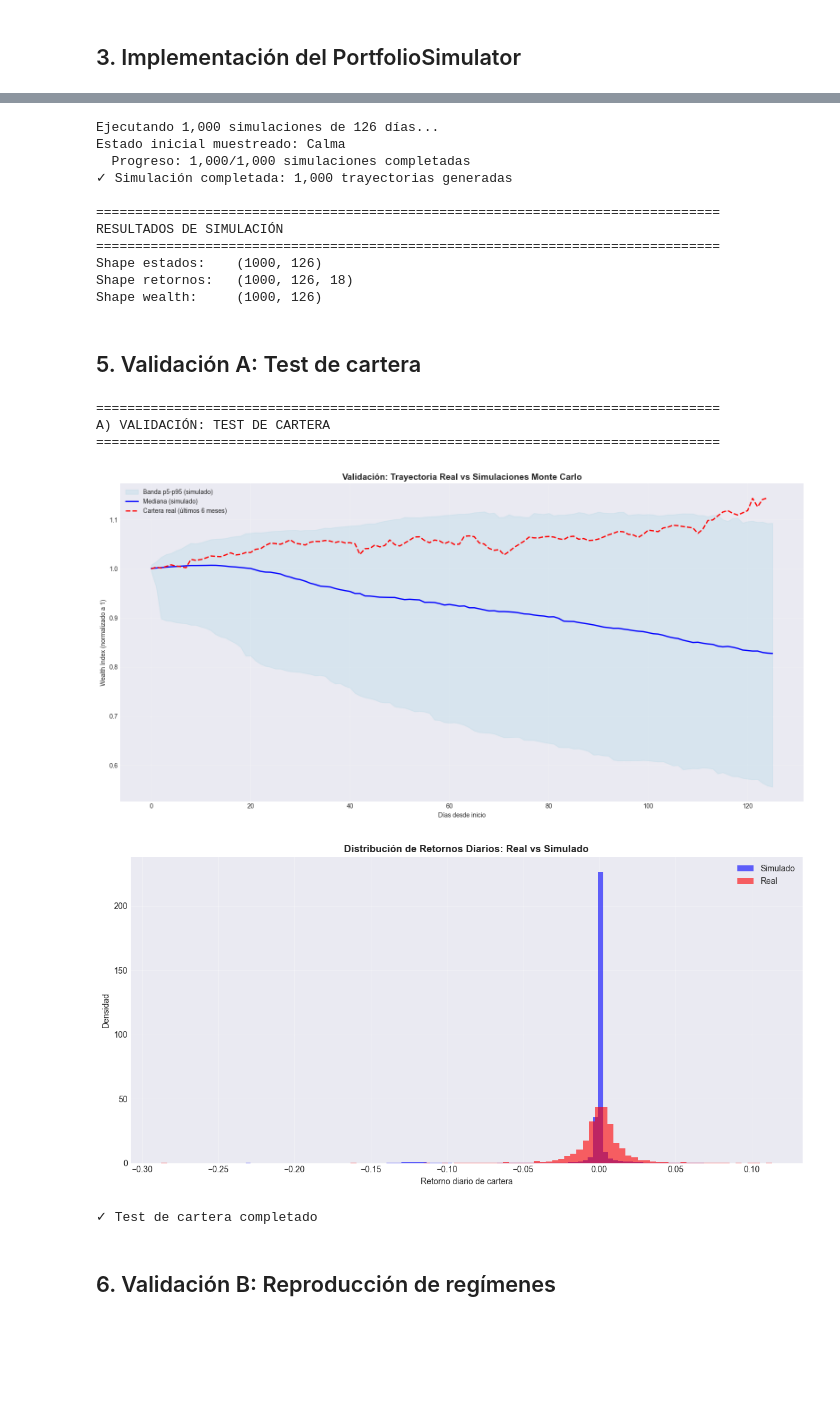
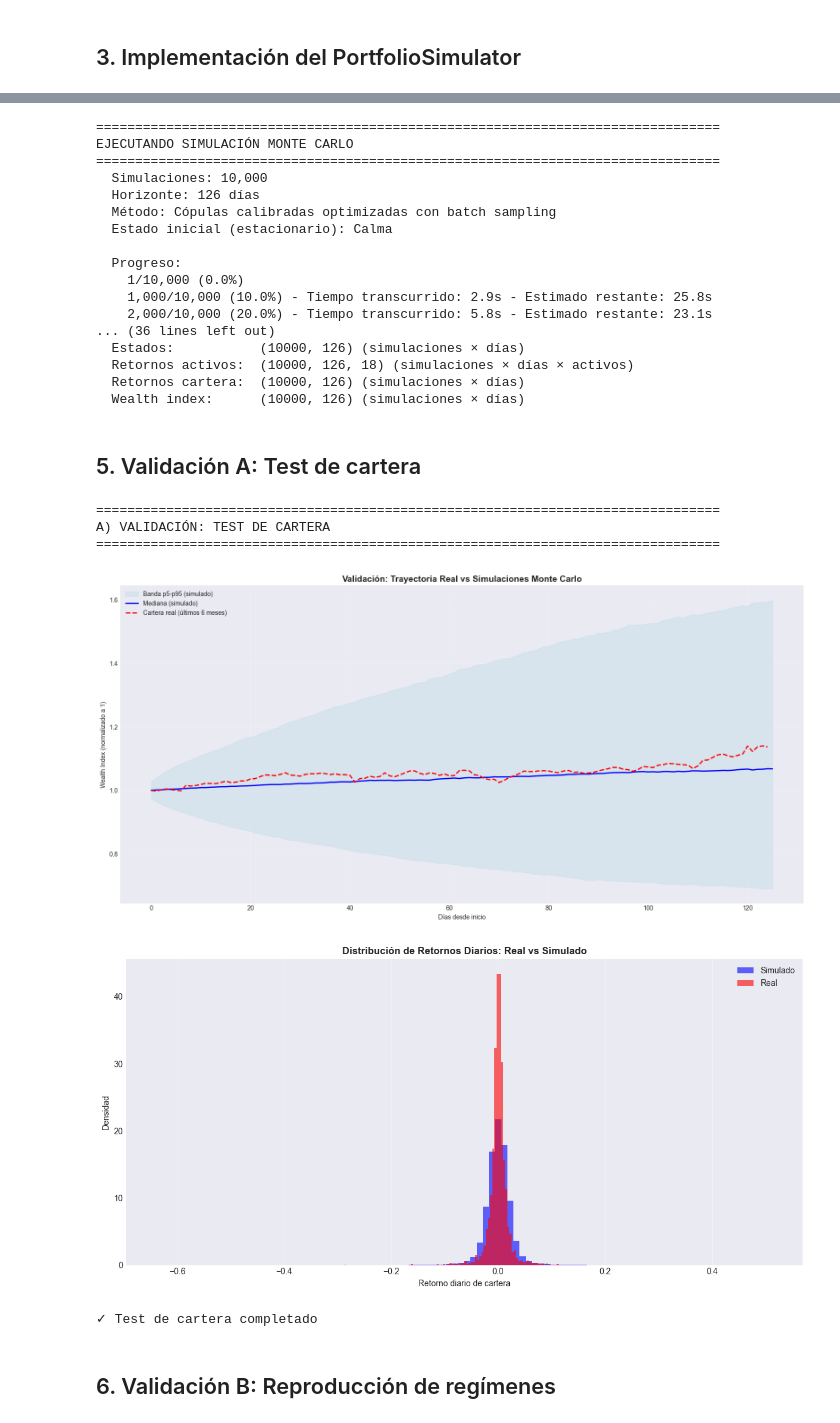
Before and after one commit to Romequinco/TAREA_GESTION_RIESGO, a Jupyter notebook: Tarea_riesgos.ipynb, the cells around one changed output, grey strips where cells are left out. Saved outputs shown, nothing was run; the diff lists cells and outputs as text; code cells hidden in the pictures; blank space fills up the shorter version.

Commit message:
avances fase 4

```diff
--- a/Tarea_riesgos.ipynb
+++ b/Tarea_riesgos.ipynb
@@ -3645,0 +3614,18 @@ Total de escenarios:     126,000 días simulados
+# %%
+print("\n" + "="*80)
+print("FASE 4 — MOTOR DE SIMULACIÓN MONTE CARLO")
+print("="*80)
+
+# Configuración de simulación
+N_SIMULATIONS = 10_000  # Número de trayectorias Monte Carlo
+HORIZON_DAYS = 126      # 6 meses = ~126 días hábiles (252/2)
+N_ASSETS = len(portfolio_tickers)
+
+# Semilla para reproducibilidad
+np.random.seed(42)
+
+print(f"\nConfiguración:")
+print(f"  Número de simulaciones:  {N_SIMULATIONS:,}")
+print(f"  Horizonte temporal:      {HORIZON_DAYS} días ({HORIZON_DAYS/252:.2f} años)")
+print(f"  Número de activos:       {N_ASSETS}")
+print(f"  Total de días simulados: {N_SIMULATIONS * HORIZON_DAYS:,}")
@@ -3906,29 +4172,37 @@ simulation_results = simulator.run_simulation(
     initial_state=None  # Muestrear de distribución estacionaria
 )
 
-# Extraer componentes
+# Extraer componentes para fácil acceso
 simulated_states = simulation_results['states']
 simulated_returns = simulation_results['returns']
+simulated_portfolio_returns = simulation_results['portfolio_returns']
 simulated_wealth = simulation_results['wealth']
 
 print("\n" + "="*80)
-print("RESULTADOS DE SIMULACIÓN")
+print("RESULTADOS DE SIMULACIÓN - RESUMEN")
 print("="*80)
-print(f"Shape estados:    {simulated_states.shape}")
-print(f"Shape retornos:   {simulated_returns.shape}")
-print(f"Shape wealth:     {simulated_wealth.shape}")
+print(f"  Estados:           {simulated_states.shape} (simulaciones × días)")
+print(f"  Retornos activos:  {simulated_returns.shape} (simulaciones × días × activos)")
+print(f"  Retornos cartera:  {simulated_portfolio_returns.shape} (simulaciones × días)")
+print(f"  Wealth index:      {simulated_wealth.shape} (simulaciones × días)")
 # %% [output]
-Ejecutando 1,000 simulaciones de 126 días...
-Estado inicial muestreado: Calma
-  Progreso: 1,000/1,000 simulaciones completadas
-✓ Simulación completada: 1,000 trayectorias generadas
+================================================================================
+EJECUTANDO SIMULACIÓN MONTE CARLO
+================================================================================
+  Simulaciones: 10,000
+  Horizonte: 126 días
+  Método: Cópulas calibradas optimizadas con batch sampling
+  Estado inicial (estacionario): Calma
 
-================================================================================
-RESULTADOS DE SIMULACIÓN
-================================================================================
-Shape estados:    (1000, 126)
-Shape retornos:   (1000, 126, 18)
-Shape wealth:     (1000, 126)
+  Progreso:
+    1/10,000 (0.0%)
+    1,000/10,000 (10.0%) - Tiempo transcurrido: 2.9s - Estimado restante: 25.8s
+    2,000/10,000 (20.0%) - Tiempo transcurrido: 5.8s - Estimado restante: 23.1s
+... (36 lines left out)
+  Estados:           (10000, 126) (simulaciones × días)
+  Retornos activos:  (10000, 126, 18) (simulaciones × días × activos)
+  Retornos cartera:  (10000, 126) (simulaciones × días)
+  Wealth index:      (10000, 126) (simulaciones × días)
 # %% [markdown]
 ## 5. Validación A: Test de cartera
 # %%
@@ -3968,36 +4242,36 @@ ax.set_title('Validación: Trayectoria Real vs Simulaciones Monte Carlo',
              fontsize=14, fontweight='bold')
 ax.legend()
 ax.grid(True, alpha=0.3)
 plt.tight_layout()
 plt.show()
 
 # 4. Comparar distribución de retornos diarios
 fig, ax = plt.subplots(figsize=(12, 6))
 
 # Histograma de retornos simulados (aplanar todas las simulaciones)
-all_simulated_returns = simulation_results['portfolio_returns'].flatten()
+all_simulated_returns = simulated_portfolio_returns.flatten()
 ax.hist(all_simulated_returns, bins=100, alpha=0.6, color='blue',
         density=True, label='Simulado')
 
 # Histograma de retornos reales
 ax.hist(real_portfolio_returns.dropna(), bins=100, alpha=0.6, color='red',
         density=True, label='Real')
 
 ax.set_xlabel('Retorno diario de cartera')
 ax.set_ylabel('Densidad')
 ax.set_title('Distribución de Retornos Diarios: Real vs Simulado', fontweight='bold')
 ax.legend()
 ax.grid(True, alpha=0.3)
 plt.tight_layout()
 plt.show()
 
 print("✓ Test de cartera completado")
 # %% [output]
 ================================================================================
 A) VALIDACIÓN: TEST DE CARTERA
 ================================================================================
-[figure, old version]
+[figure, new version]
-[figure, old version]
+[figure, new version]
 ✓ Test de cartera completado
 # %% [markdown]
 ## 6. Validación B: Reproducción de regímenes
```
Also changed, not shown: parts of 34 cells of this notebook.
